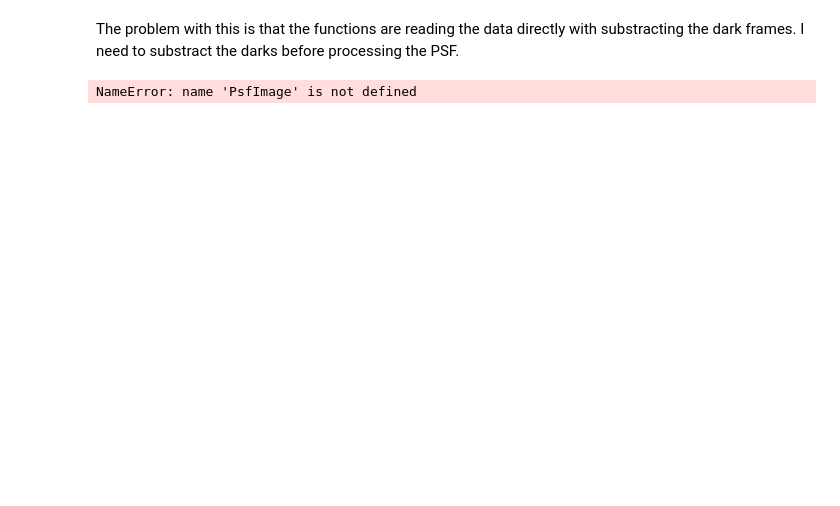
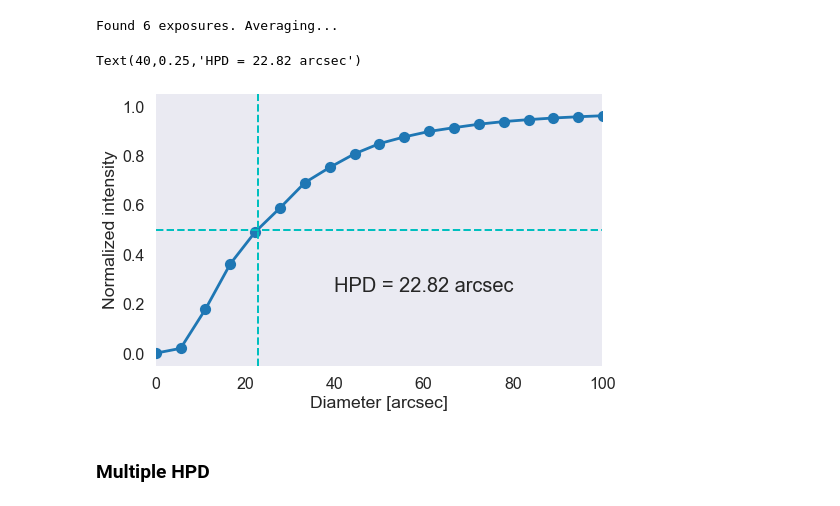
Before and after one commit to pymilo/Milo_CCD_Cal, a Jupyter notebook: Notebooks/HPD_test_00.ipynb, the cells around one changed output. Saved outputs shown, nothing was run; the diff lists cells and outputs as text; code cells hidden in the pictures; blank space fills up the shorter version.

Commit message:
Modifying HPD_test_00.ipynb where I show the HPD and the images of the Z-scanning experiment

```diff
--- a/Notebooks/HPD_test_00.ipynb
+++ b/Notebooks/HPD_test_00.ipynb
@@ -7,5 +10,7 @@
 # %%
-%matplotlib inline
-from foxsi_optics_calib.ccd.ccd import AndorCCDImage, AndorCCDPsfImage, AndorCCDPsfFitImage
 import astropy.units as u
+from foxsi_optics_calib.ccd.ccd import AndorCCDPsfImage
 import matplotlib.pyplot as plt
+import seaborn as sns
+sns.set_style('dark')
+sns.set_context('poster')
@@ -61,9 +17,25 @@ WARNING: The fit may be unsuccessful; check fit_info['message'] for more informa
-# %% [markdown]
-The problem with this is that the functions are reading the data directly with substracting the dark frames. I need to substract the darks before processing the PSF.
-# %%
-psf = PsfImage(psf_file)
-dark = PsfImage(dark_file)
-data = (psf.data - dark.data)/dark.data
-psf.plot_image(vmin=1e-2,colorbar=True)
-# %% [output]
-NameError: name 'PsfImage' is not defined
+# %%
+focal_length = 2 * u.m
+
+f = '/Users/Kamilobu/Desktop/X10Test/data/kFOXSI3_X10-Test_CCD_T2Sx6_10kV_0p02mA_0mmZ.fits'
+d = '/Users/Kamilobu/Desktop/X10Test/Dark1_FOXSI3_X10-Test_CCD_T2Sx6_10kV_0p02mA_+15mmZ.fits'
+
+psf_img = AndorCCDPsfImage(f, d, focal_length)
+# %% [output]
+Found 6 exposures. Averaging...
+# %%
+hpd, hpd_array, d = psf_img.hpd()
+# %%
+plt.figure(figsize=[8,5])
+plt.plot(d,hpd_array,'o-')
+plt.xlabel('Diameter [arcsec]')
+plt.ylabel('Normalized intensity')
+plt.axvline(hpd,color='c',linewidth=2, linestyle='dashed')
+plt.axhline(0.5,color='c',linewidth=2, linestyle='dashed')
+plt.xlim([0,100])
+plt.text(40, 0.25,'HPD = '+"{:.2f}".format(hpd)+' arcsec',fontsize=20)
+# %% [output]
+Text(40,0.25,'HPD = 22.82 arcsec')
+[figure, added]
+# %% [markdown]
+### Multiple HPD
```
Also changed, not shown: parts of 15 cells of this notebook, 1 other file.
